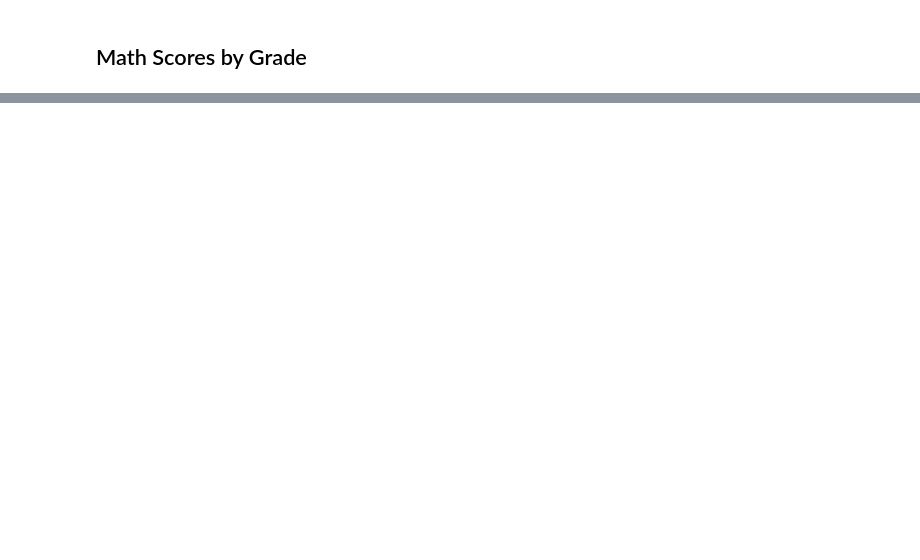
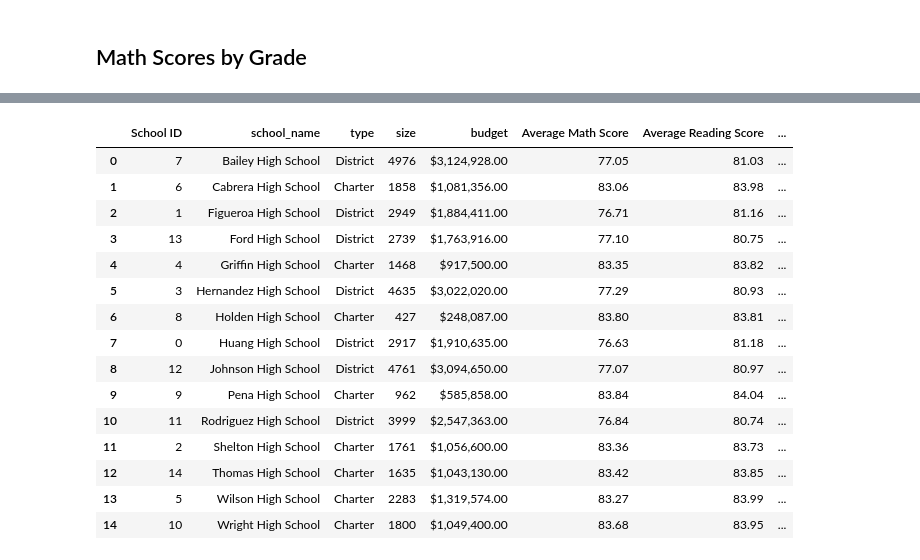
Before and after one commit to mayooks/pandas-challenge, a Jupyter notebook: PyCitySchools/Pandas_homework PyCitySchools.ipynb, the cells around one changed output, grey strips where cells are left out. Saved outputs shown, nothing was run; the diff lists cells and outputs as text; code cells hidden in the pictures; blank space fills up the shorter version.

```diff
--- a/PyCitySchools/Pandas_homework PyCitySchools.ipynb
+++ b/PyCitySchools/Pandas_homework PyCitySchools.ipynb
@@ -1189,0 +1157,26 @@ school_summarydf.groupby(['type'])['Average Math Score','Average Reading Score',
+# %%
+school_summarydf['budget'] = school_summarydf['budget'].map("${:,.2f}".format)
+school_summarydf['per student budget'] = school_summarydf['per student budget'].map("${:,.2f}".format)
+school_summarydf['Average Math Score'] = school_summarydf['Average Math Score'].map("{:,.2f}".format)
+school_summarydf['Average Reading Score'] = school_summarydf['Average Reading Score'].map("{:,.2f}".format)
+school_summarydf['% passing maths'] = school_summarydf['% passing maths'].map("{:,.2f}".format)
+school_summarydf['% passing reading'] = school_summarydf['% passing reading'].map("{:,.2f}".format)
+school_summarydf['% passing overall'] = school_summarydf['% passing overall'].map("{:,.2f}".format)
+school_summarydf.head(15)
+# %% [output]
+|  | School ID | school_name | type | size | budget | Average Math Score | Average Reading Score | ... |
+| 0 | 7 | Bailey High School | District | 4976 | $3,124,928.00 | 77.05 | 81.03 | ... |
+| 1 | 6 | Cabrera High School | Charter | 1858 | $1,081,356.00 | 83.06 | 83.98 | ... |
+| 2 | 1 | Figueroa High School | District | 2949 | $1,884,411.00 | 76.71 | 81.16 | ... |
+| 3 | 13 | Ford High School | District | 2739 | $1,763,916.00 | 77.10 | 80.75 | ... |
+| 4 | 4 | Griffin High School | Charter | 1468 | $917,500.00 | 83.35 | 83.82 | ... |
+| 5 | 3 | Hernandez High School | District | 4635 | $3,022,020.00 | 77.29 | 80.93 | ... |
+| 6 | 8 | Holden High School | Charter | 427 | $248,087.00 | 83.80 | 83.81 | ... |
+| 7 | 0 | Huang High School | District | 2917 | $1,910,635.00 | 76.63 | 81.18 | ... |
+| 8 | 12 | Johnson High School | District | 4761 | $3,094,650.00 | 77.07 | 80.97 | ... |
+| 9 | 9 | Pena High School | Charter | 962 | $585,858.00 | 83.84 | 84.04 | ... |
+| 10 | 11 | Rodriguez High School | District | 3999 | $2,547,363.00 | 76.84 | 80.74 | ... |
+| 11 | 2 | Shelton High School | Charter | 1761 | $1,056,600.00 | 83.36 | 83.73 | ... |
+| 12 | 14 | Thomas High School | Charter | 1635 | $1,043,130.00 | 83.42 | 83.85 | ... |
+| 13 | 5 | Wilson High School | Charter | 2283 | $1,319,574.00 | 83.27 | 83.99 | ... |
+| 14 | 10 | Wright High School | Charter | 1800 | $1,049,400.00 | 83.68 | 83.95 | ... |
```
Also changed, not shown: parts of 12 cells of this notebook, 1 other file.
